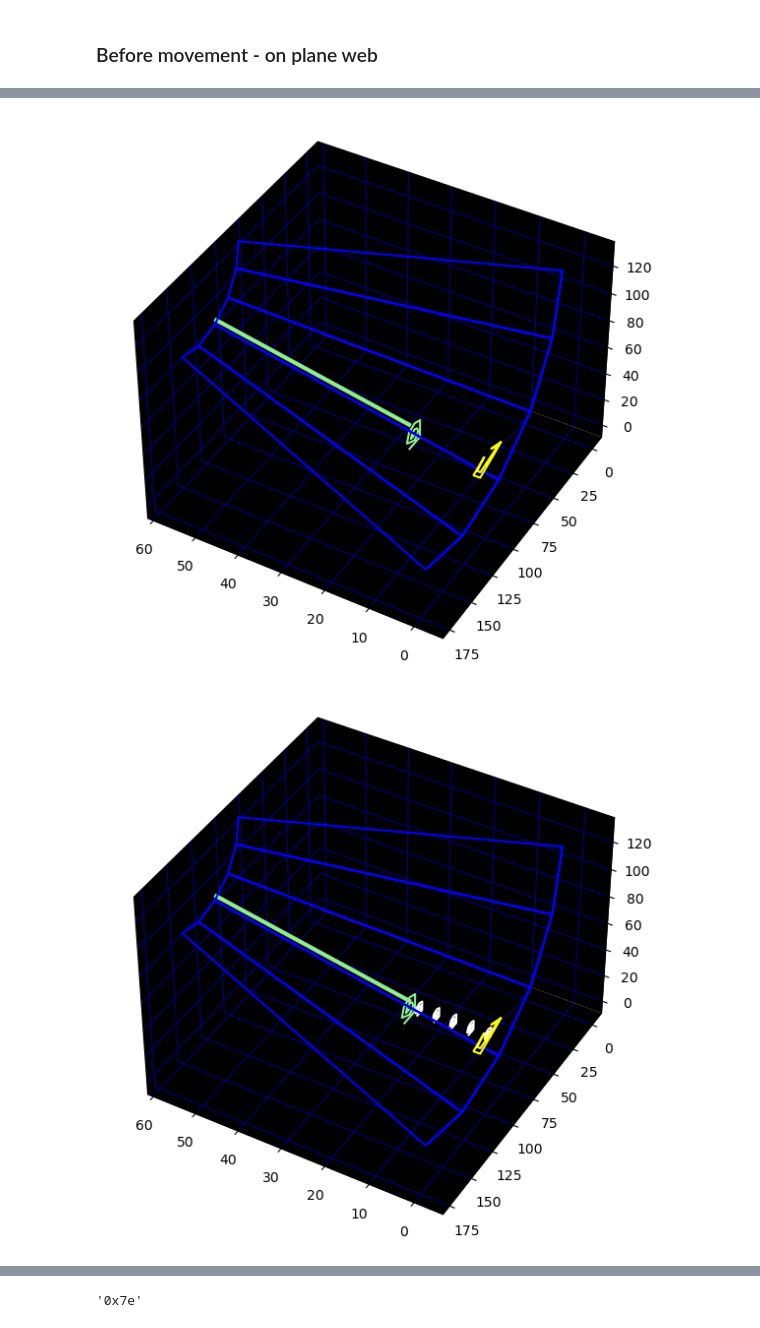
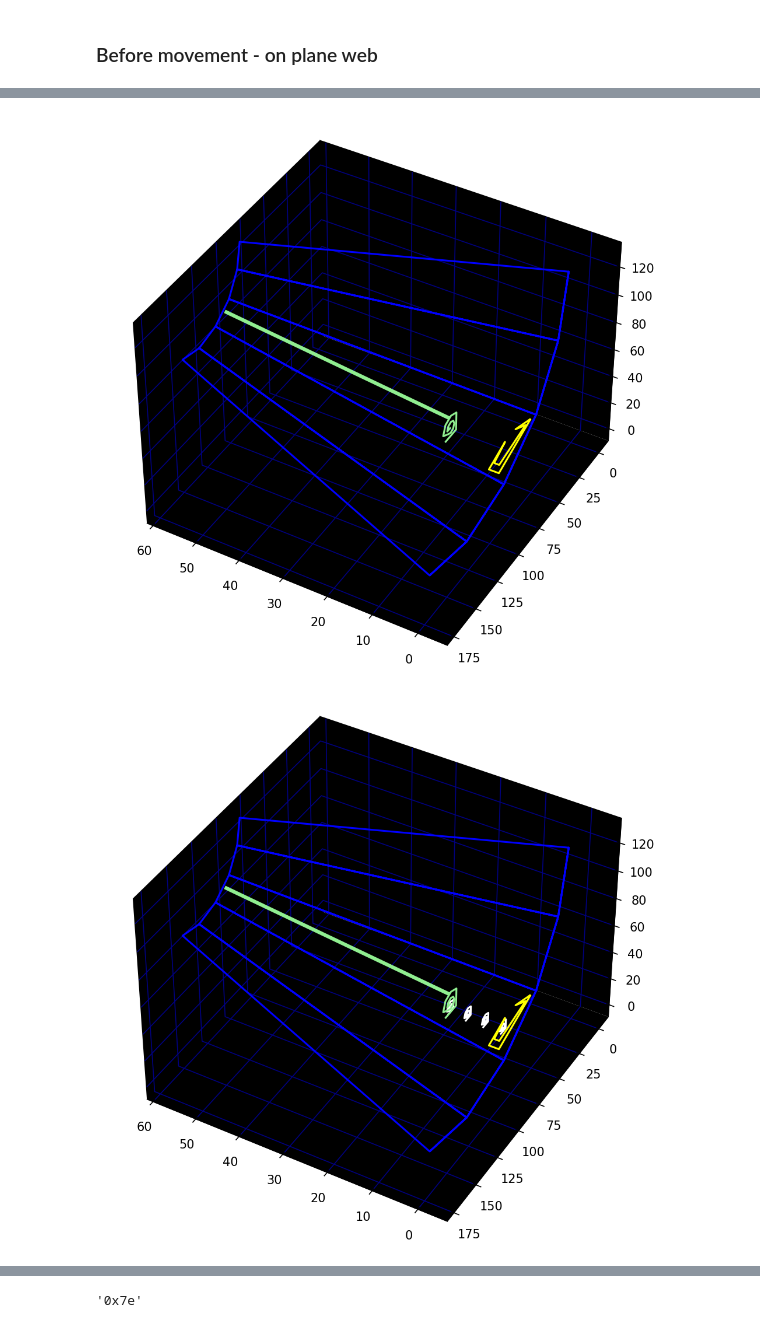
Before and after one commit to mwenge/TempestVsTempest, a Jupyter notebook: notebooks-tempest/spikes - animate movement.ipynb, the cells around one changed output, grey strips where cells are left out. Saved outputs shown, nothing was run; the diff lists cells and outputs as text; code cells hidden in the pictures.

Commit message:
Update spikes

```diff
--- a/notebooks-tempest/spikes - animate movement.ipynb
+++ b/notebooks-tempest/spikes - animate movement.ipynb
@@ -10,6 +24,8 @@ from well_graphs import create3DVertices,makeFullGraph,create2DVertices
 import numpy as np
 import os
 
+plt.rcParams['figure.dpi'] = 150
+
 colors = {
     "TURQOI":"CYAN",
     "PDIWHI":"WHITE",
@@ -276,7 +292,7 @@ ELEVATION = 20
 
 def makeWebAndSpikeDiagram(web_vertices, spike_vertices, objects_vertices,filename="default.png"):
     #Change the Size of Graph using Figsize
-    fig = plt.figure(figsize=(7,7))
+    fig = plt.figure(figsize=(8,8))
     ax = plt.axes(projection='3d')
     plt.rcParams['grid.color'] = "navy"
     # Make sure the plot starts at zero in all dimensions
@@ -304,7 +320,7 @@ def makeWebAndSpikeDiagram(web_vertices, spike_vertices, objects_vertices,filena
     ax.zaxis.set_pane_color("black")
 
     # Save the image.
-    plt.savefig(filename, transparent=True,bbox_inches='tight')
+    plt.savefig(filename, transparent=True)
     return
 # %%
 circle_web_segment = (
@@ -367,38 +398,36 @@ makeWebAndSpikeDiagram(circle_web_segment, spike_vertices, objects_vertices,
 AZIMUTH=120
 ELEVATION = 40
 objects_vertices = []
-spike_vertices = (np.array([110.2,  85. ]), np.array([89.8, 40. ]), np.array([[60,  20]]))
-claw_vertices = setObjectVertices(claw_data, scale=4, zpos=-5,
-                                xoffset=28, yoffset=20, color="yellow", inverty=False)
+spike_vertices = (np.array([100.2,  70. ]), np.array([89.8, 43. ]), np.array([[60,  15]]))
+
+claw_vertices = setObjectVertices(claw_data, scale=6, zpos=-5,
+                                xoffset=14, yoffset=13, color="yellow", inverty=False)
 objects_vertices += [(claw_vertices,"yellow")]
 
-dot_vertices = setObjectVertices(charge_data, scale=0.6, zpos=24,
-                                xoffset=100, yoffset=15, color="white", inverty=False)
+dot_vertices = setObjectVertices(charge_data, scale=0.6, zpos=20,
+                                xoffset=70, yoffset=15, color="white", inverty=False)
 objects_vertices += [(dot_vertices,"lightgreen")]
 
 makeWebAndSpikeDiagram(circle_web_segment, spike_vertices, objects_vertices,
                       filename=f"spikes/spike_evolution_2.png")
 # %% [output]
-[figure, old version]
+[figure, new version]
 # %%
 AZIMUTH=120
 ELEVATION = 40
 objects_vertices = []
-spike_vertices = (np.array([110.2,  85. ]), np.array([89.8, 40. ]), np.array([[60,  20]]))
-claw_vertices = setObjectVertices(claw_data, scale=4, zpos=-5,
-                                xoffset=28, yoffset=20, color="yellow", inverty=False)
+claw_vertices = setObjectVertices(claw_data, scale=6, zpos=-5,
+                                xoffset=14, yoffset=13, color="yellow", inverty=False)
 objects_vertices += [(claw_vertices,"yellow")]
 
-dot_vertices = setObjectVertices(charge_data, scale=0.6, zpos=24,
-                                xoffset=110, yoffset=25, color="white", inverty=False)
 objects_vertices += [(dot_vertices,"lightgreen")]
 
-for z in range(8,28,4):
+for z in range(8,24,4):
     charge_vertices = setObjectVertices(charge_data, scale=0.3, zpos=z,
-                                    xoffset=180, yoffset=20, color="yellow", inverty=False)
+                                    xoffset=140, yoffset=20, color="yellow", inverty=False)
     objects_vertices += [(charge_vertices,"white")]
 
 makeWebAndSpikeDiagram(circle_web_segment, spike_vertices, objects_vertices,
                       filename=f"spikes/spike_shooting_1.png")
 # %% [output]
-[figure, old version]
+[figure, new version]
```
Also changed, not shown: parts of 9 cells of this notebook, 16 other files.
